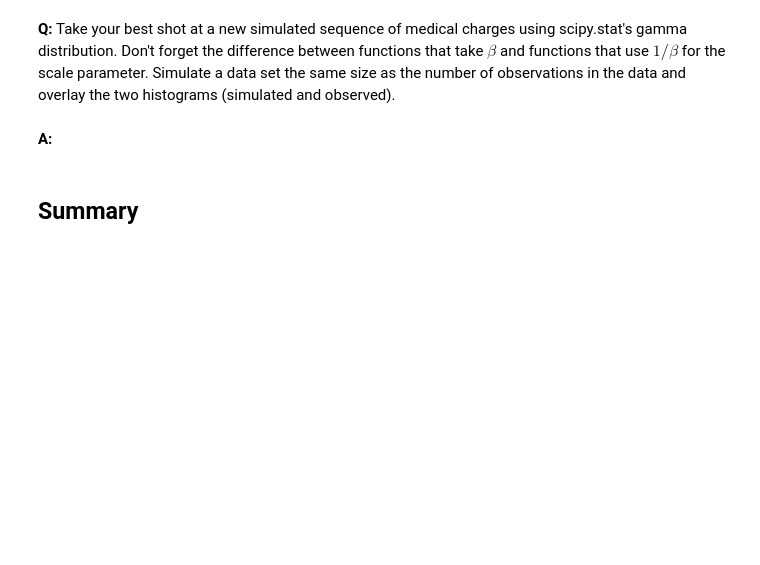
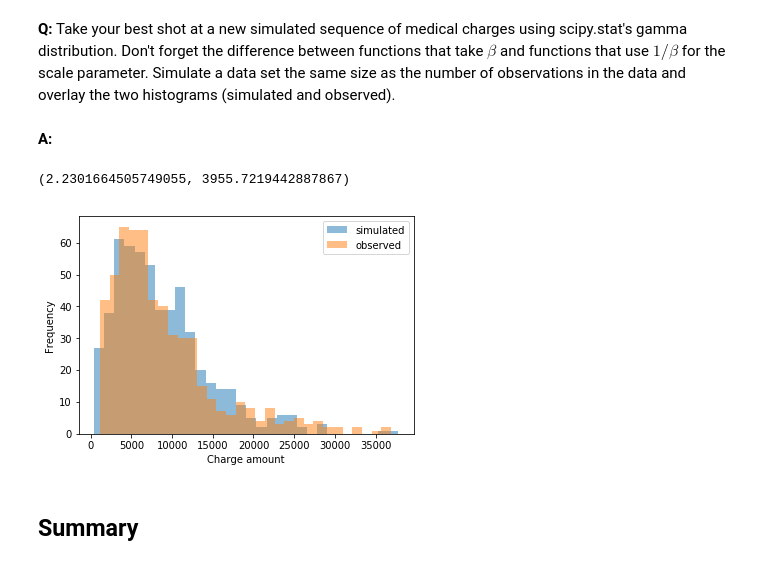
Before and after one commit to sdesaidata/Springboard, a Jupyter notebook: Springboard_Mini_Projects/Inferential_Statistics/Bayesian_Inference_Mini_Project/inferential_statistics_3-Q.ipynb, the cells around one changed output. Drawn from its saved outputs; the diff is of its cells as text; code cells hidden in the pictures; blank space fills up the shorter version.

```diff
--- a/Springboard_Mini_Projects/Inferential_Statistics/Bayesian_Inference_Mini_Project/inferential_statistics_3-Q.ipynb
+++ b/Springboard_Mini_Projects/Inferential_Statistics/Bayesian_Inference_Mini_Project/inferential_statistics_3-Q.ipynb
@@ -127,6 +184,23 @@ __A:__
 __Q:__ Take your best shot at a new simulated sequence of medical charges using scipy.stat's gamma distribution. Don't forget the difference between functions that take $\beta$ and functions that use $1/\beta$ for the scale parameter. Simulate a data set the same size as the number of observations in the data and overlay the two histograms (simulated and observed).
 # %% [markdown]
 __A:__
+# %%
+alpha_best = np.mean(alpha_samples)
+beta_best = np.mean(beta_samples)
+alpha_best, 1/beta_best
+# %% [output]
+(2.2301664505749055, 3955.7219442887867)
+# %%
+seed(47)
+no_ins_model_rvs = gamma(alpha_best, scale=(1/beta_best)).rvs(n_no_ins)
+# %%
+_ = plt.hist(no_ins_model_rvs, bins=30, alpha=0.5, label='simulated')
+_ = plt.hist(no_insurance, bins=30, alpha=0.5, label='observed')
+_ = plt.xlabel('Charge amount')
+_ = plt.ylabel('Frequency')
+_ = plt.legend()
+# %% [output]
+[figure, added]
 # %% [markdown]
 ## Summary
 # %% [markdown]
```
Also changed, not shown: parts of 8 cells of this notebook, 1 other file.
